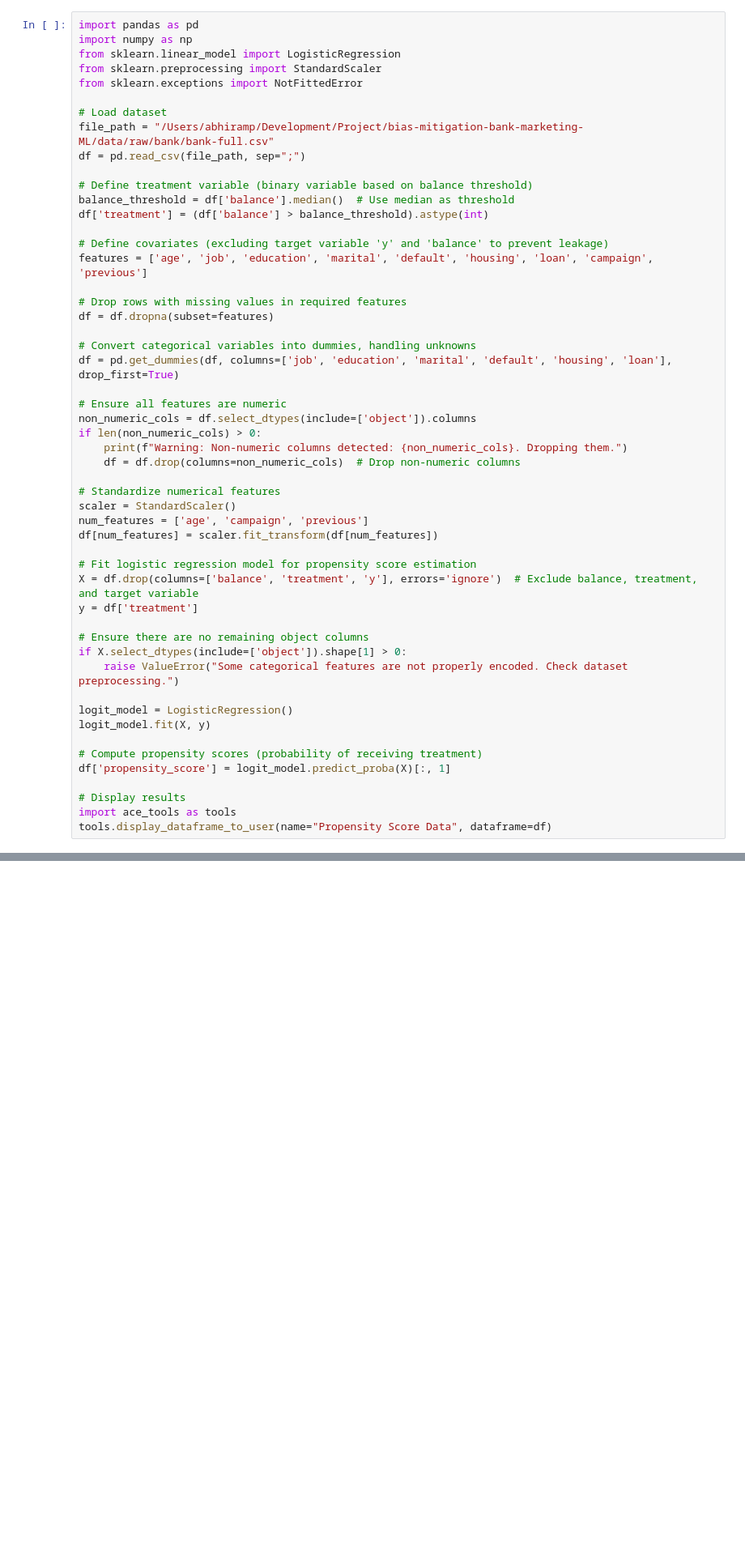
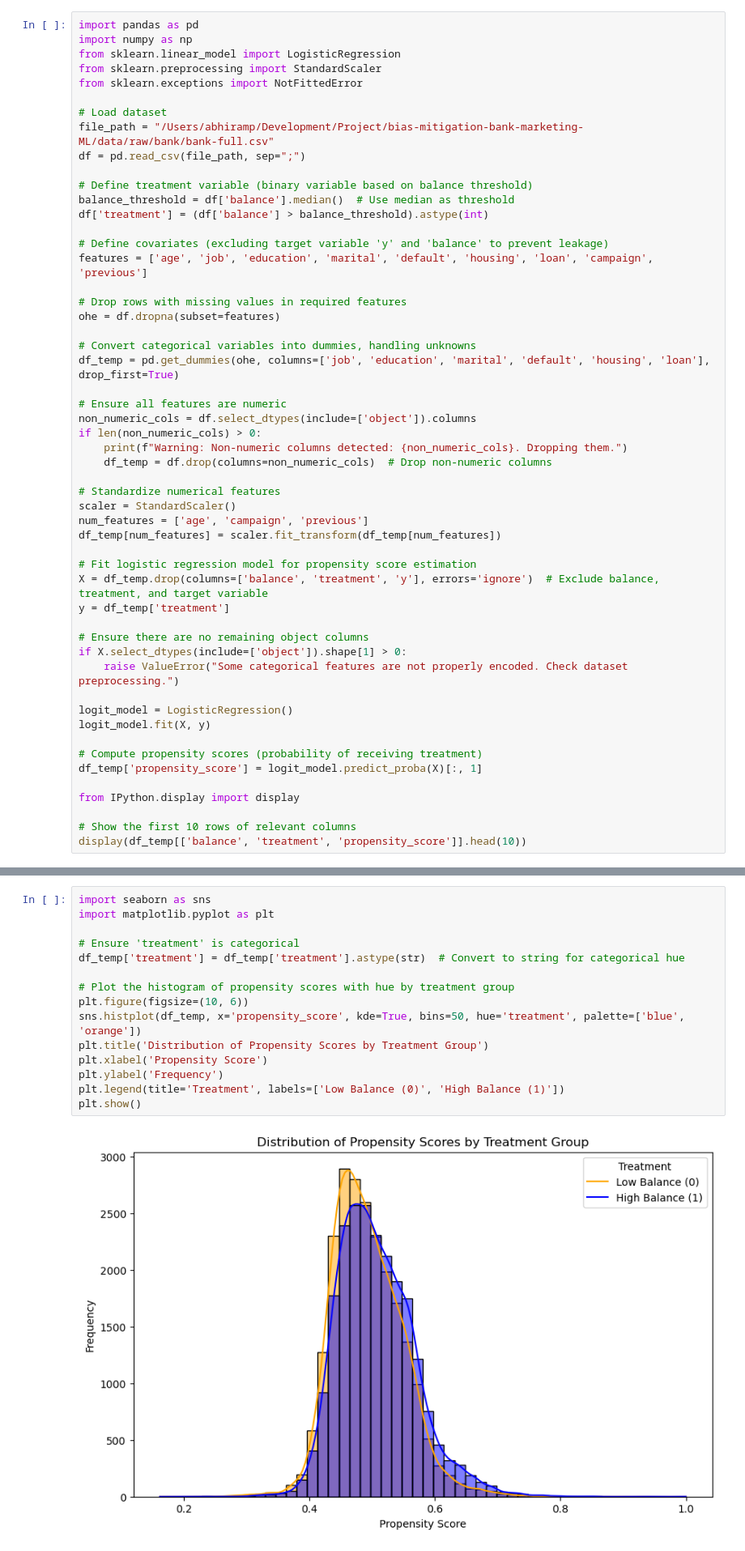
Before and after one commit to abhiramp1998/bias-mitigation-bank-marketing-ML, a Jupyter notebook: notebooks/bank_marketing_propensity_modeling.ipynb, the cells around one changed output, grey strips where cells are left out. Shown at 81% size. Saved outputs shown, nothing was run; the diff lists cells and outputs as text; blank space fills up the shorter version.

```diff
--- a/notebooks/bank_marketing_propensity_modeling.ipynb
+++ b/notebooks/bank_marketing_propensity_modeling.ipynb
@@ -588,25 +97,25 @@ df['treatment'] = (df['balance'] > balance_threshold).astype(int)
 features = ['age', 'job', 'education', 'marital', 'default', 'housing', 'loan', 'campaign', 'previous']
 
 # Drop rows with missing values in required features
-df = df.dropna(subset=features)
+ohe = df.dropna(subset=features)
 
 # Convert categorical variables into dummies, handling unknowns
-df = pd.get_dummies(df, columns=['job', 'education', 'marital', 'default', 'housing', 'loan'], drop_first=True)
+df_temp = pd.get_dummies(ohe, columns=['job', 'education', 'marital', 'default', 'housing', 'loan'], drop_first=True)
 
 # Ensure all features are numeric
 non_numeric_cols = df.select_dtypes(include=['object']).columns
 if len(non_numeric_cols) > 0:
     print(f"Warning: Non-numeric columns detected: {non_numeric_cols}. Dropping them.")
-    df = df.drop(columns=non_numeric_cols)  # Drop non-numeric columns
+    df_temp = df.drop(columns=non_numeric_cols)  # Drop non-numeric columns
 
 # Standardize numerical features
 scaler = StandardScaler()
 num_features = ['age', 'campaign', 'previous']
-df[num_features] = scaler.fit_transform(df[num_features])
+df_temp[num_features] = scaler.fit_transform(df_temp[num_features])
 
 # Fit logistic regression model for propensity score estimation
-X = df.drop(columns=['balance', 'treatment', 'y'], errors='ignore')  # Exclude balance, treatment, and target variable
-y = df['treatment']
+X = df_temp.drop(columns=['balance', 'treatment', 'y'], errors='ignore')  # Exclude balance, treatment, and target variable
+y = df_temp['treatment']
 
 # Ensure there are no remaining object columns
 if X.select_dtypes(include=['object']).shape[1] > 0:
@@ -616,9 +125,10 @@ logit_model = LogisticRegression()
 logit_model.fit(X, y)
 
 # Compute propensity scores (probability of receiving treatment)
-df['propensity_score'] = logit_model.predict_proba(X)[:, 1]
+df_temp['propensity_score'] = logit_model.predict_proba(X)[:, 1]
 
-# Display results
-import ace_tools as tools
-tools.display_dataframe_to_user(name="Propensity Score Data", dataframe=df)
+from IPython.display import display
+
+# Show the first 10 rows of relevant columns
+display(df_temp[['balance', 'treatment', 'propensity_score']].head(10))
 # %% [output]
@@ -625,0 +153,17 @@ KeyError: 'balance'
+# %%
+import seaborn as sns
+import matplotlib.pyplot as plt
+
+# Ensure 'treatment' is categorical
+df_temp['treatment'] = df_temp['treatment'].astype(str)  # Convert to string for categorical hue
+
+# Plot the histogram of propensity scores with hue by treatment group
+plt.figure(figsize=(10, 6))
+sns.histplot(df_temp, x='propensity_score', kde=True, bins=50, hue='treatment', palette=['blue', 'orange'])
+plt.title('Distribution of Propensity Scores by Treatment Group')
+plt.xlabel('Propensity Score')
+plt.ylabel('Frequency')
+plt.legend(title='Treatment', labels=['Low Balance (0)', 'High Balance (1)'])
+plt.show()
+# %% [output]
+[figure, added]
```
Also changed, not shown: parts of 45 cells of this notebook.
